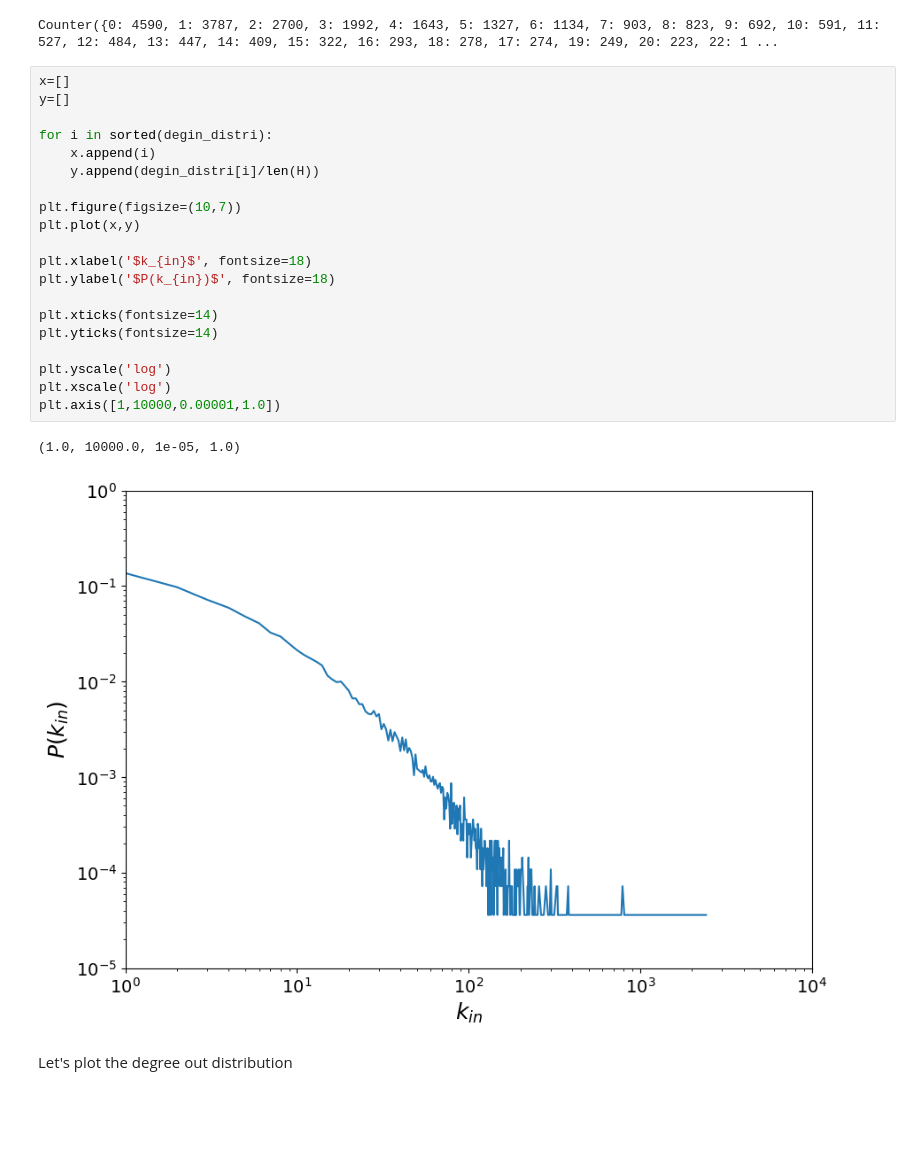
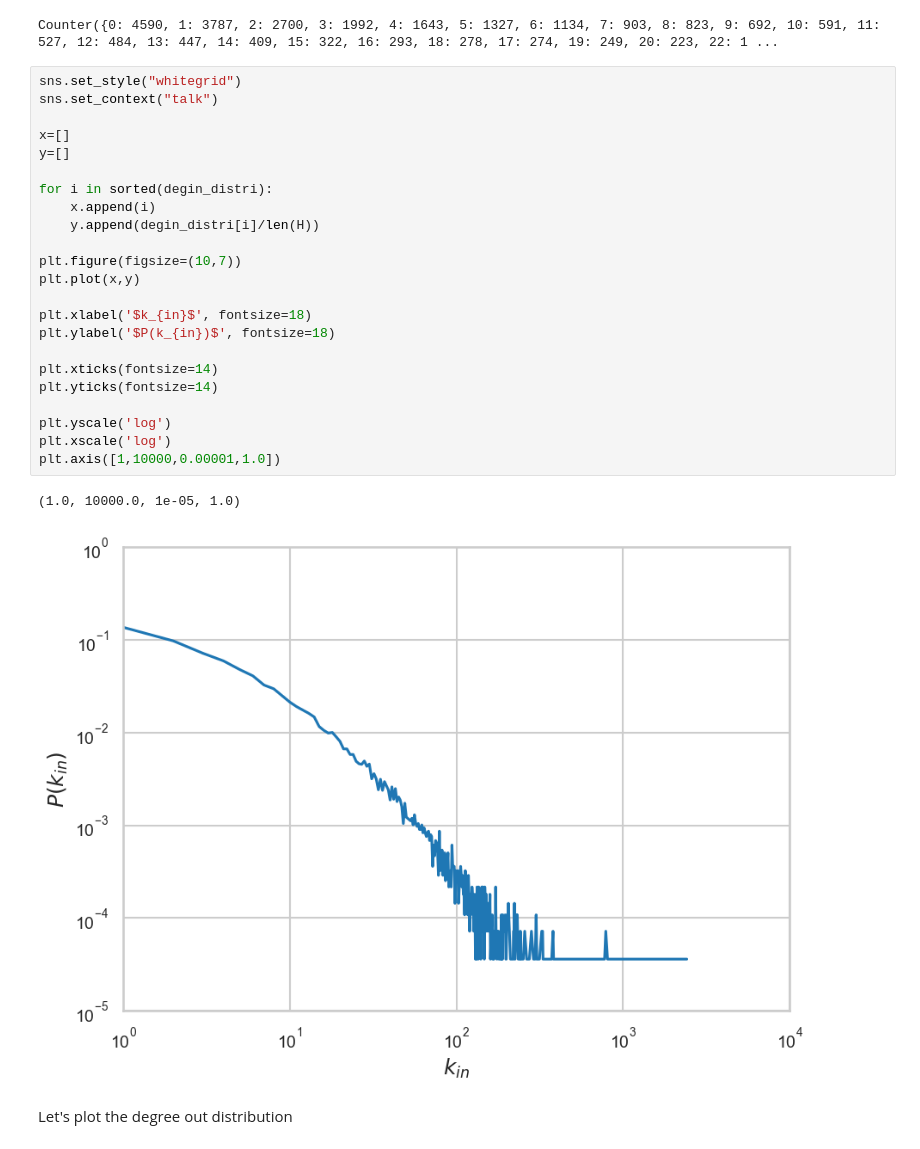
Before and after one commit to micheletizzoni/Digital_epidemiology, a Jupyter notebook: notebooks/nb04_networkX_visualization.ipynb, the cells around one changed output. Cells and saved outputs as stored; diff of their text form; blank space fills up the shorter version.

```diff
--- a/notebooks/nb04_networkX_visualization.ipynb
+++ b/notebooks/nb04_networkX_visualization.ipynb
@@ -175,28 +176,31 @@ print(degin_distri)
 # %% [output]
 Counter({0: 4590, 1: 3787, 2: 2700, 3: 1992, 4: 1643, 5: 1327, 6: 1134, 7: 903, 8: 823, 9: 692, 10: 591, 11: 527, 12: 484, 13: 447, 14: 409, 15: 322, 16: 293, 18: 278, 17: 274, 19: 249, 20: 223, 22: 1 ...
 # %%
+sns.set_style("whitegrid")
+sns.set_context("talk")
+
 x=[]
 y=[]
 
 for i in sorted(degin_distri):
     x.append(i)
     y.append(degin_distri[i]/len(H))
 
 plt.figure(figsize=(10,7))
 plt.plot(x,y)
 
 plt.xlabel('$k_{in}$', fontsize=18)
 plt.ylabel('$P(k_{in})$', fontsize=18)
 
 plt.xticks(fontsize=14)
 plt.yticks(fontsize=14)
 
 plt.yscale('log')
 plt.xscale('log')
 plt.axis([1,10000,0.00001,1.0])
 # %% [output]
 (1.0, 10000.0, 1e-05, 1.0)
-[figure, old version]
+[figure, new version]
 # %% [markdown]
 Let's plot the degree out distribution
 # %%
```
Also changed, not shown: parts of 15 cells of this notebook, 2 other files.
